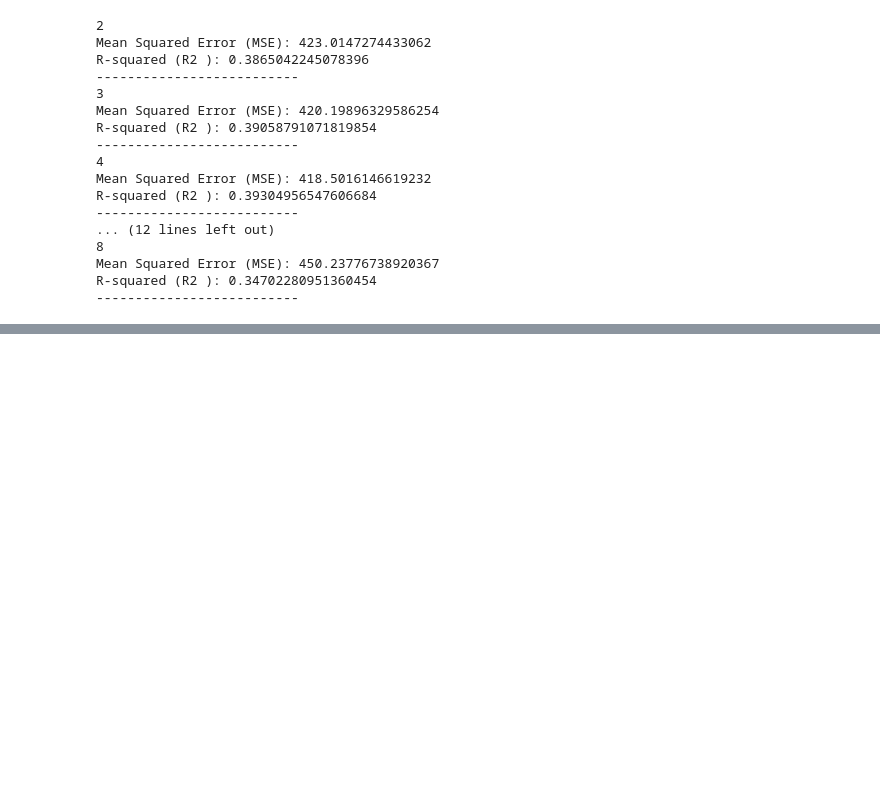
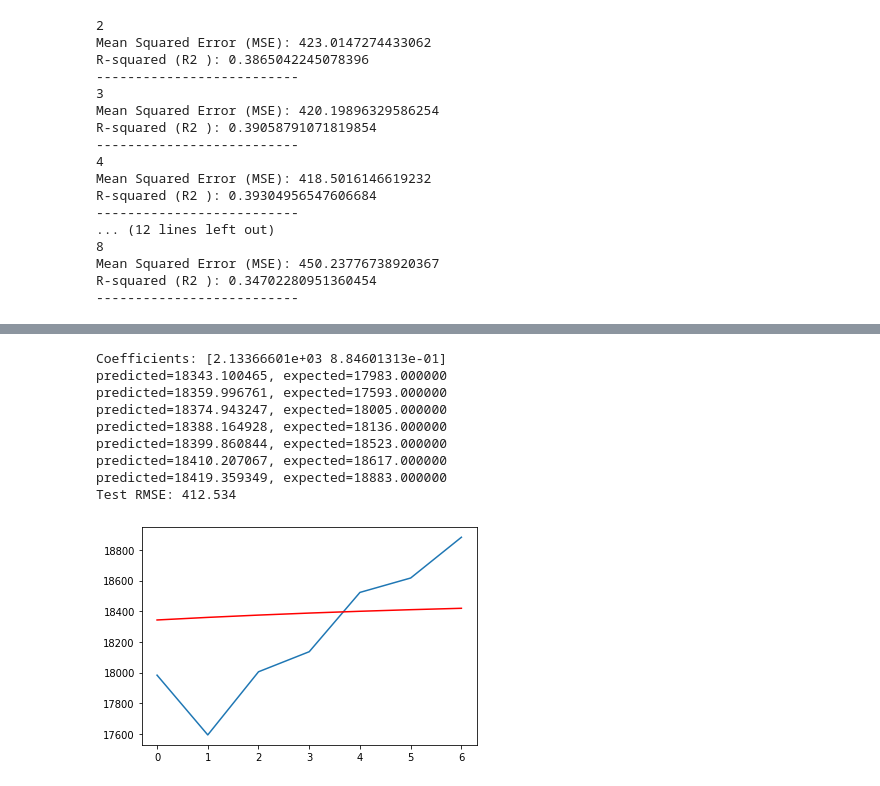
Before and after one commit to 0xyyyy/Climate_project, a Jupyter notebook: MachineLearning/ml_co2.ipynb, the cells around one changed output, grey strips where cells are left out. Drawn from its saved outputs; the diff is of its cells as text; code cells hidden in the pictures; blank space fills up the shorter version.

Commit message:
attempted creating a forecast on oil using an ar model

```diff
--- a/MachineLearning/ml_co2.ipynb
+++ b/MachineLearning/ml_co2.ipynb
@@ -150,0 +171,31 @@ R-squared (R2 ): 0.34702280951360454
+# %%
+from statsmodels.tsa.ar_model import AutoReg
+from math import sqrt
+
+X = series.values
+train, test = X[1:len(X)-7], X[len(X)-7:]
+# train autoregression
+model = AutoReg(train, lags=1)
+model_fit = model.fit()
+print('Coefficients: %s' % model_fit.params)
+# make predictions
+predictions = model_fit.predict(start=len(train), end=len(train)+len(test)-1, dynamic=False)
+for i in range(len(predictions)):
+	print('predicted=%f, expected=%f' % (predictions[i], test[i]))
+rmse = sqrt(mean_squared_error(test, predictions))
+print('Test RMSE: %.3f' % rmse)
+# plot results
+plt.plot(test)
+plt.plot(predictions, color='red')
+plt.show()
+# %% [output]
+Coefficients: [2.13366601e+03 8.84601313e-01]
+predicted=18343.100465, expected=17983.000000
+predicted=18359.996761, expected=17593.000000
+predicted=18374.943247, expected=18005.000000
+predicted=18388.164928, expected=18136.000000
+predicted=18399.860844, expected=18523.000000
+predicted=18410.207067, expected=18617.000000
+predicted=18419.359349, expected=18883.000000
+Test RMSE: 412.534
+[figure, added]
```
Also changed, not shown: parts of 4 cells of this notebook, 1 other file.
